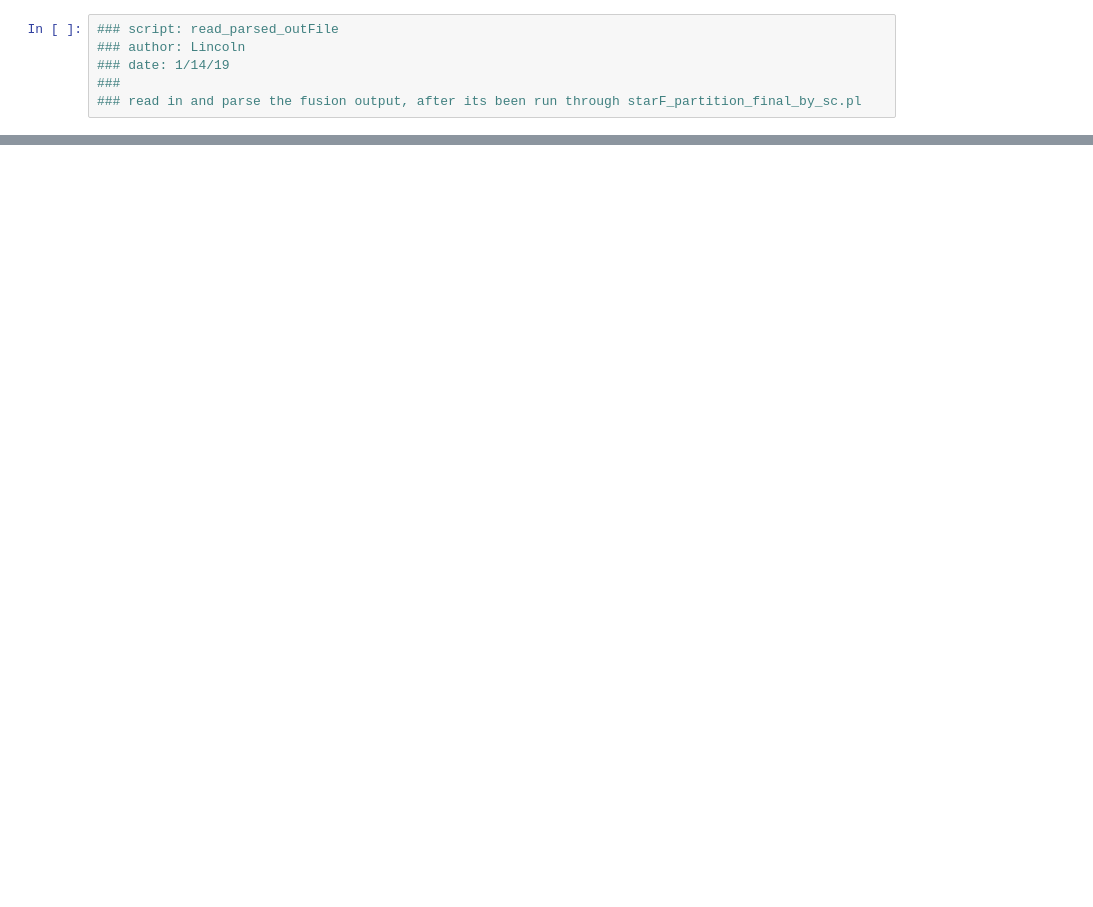
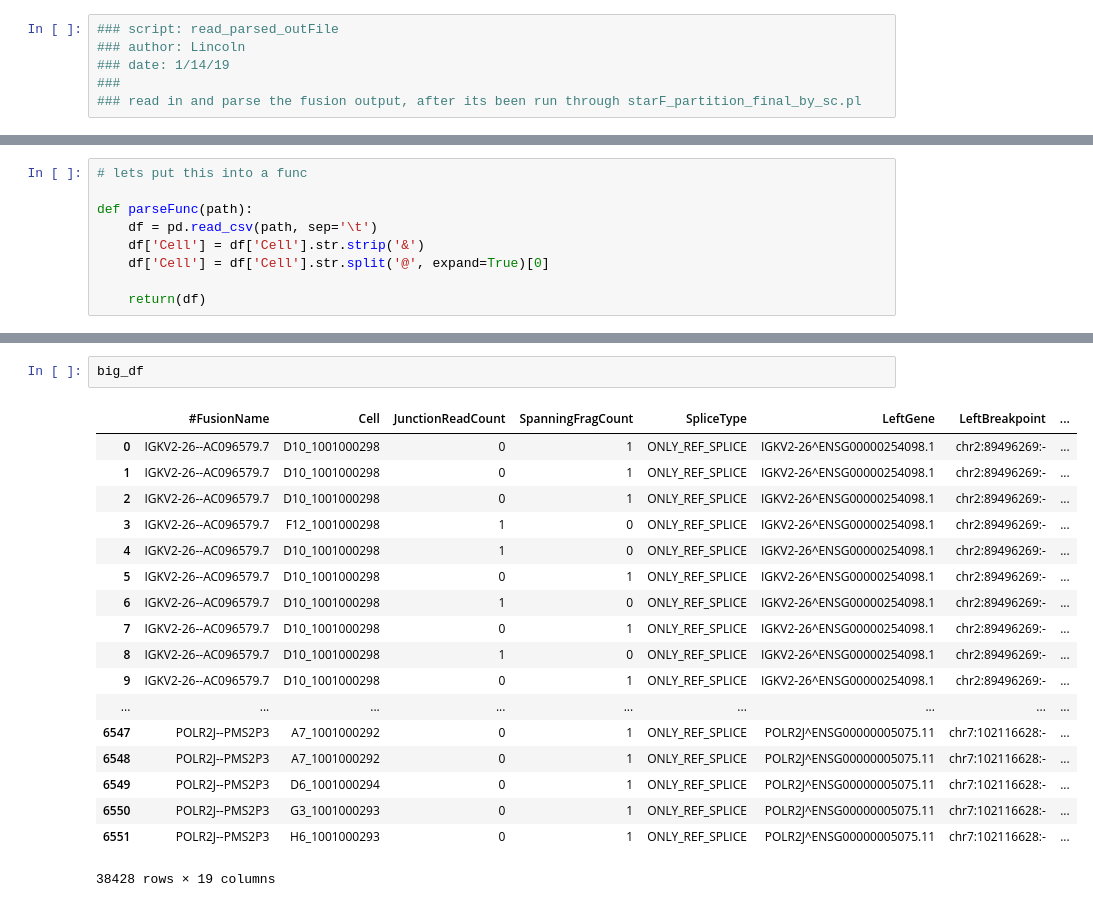
Before and after one commit to lincoln-harris/STAR-Fus_scratch, a Jupyter notebook: read_parased_outFile.ipynb, the cells around one changed output, grey strips where cells are left out. Saved outputs shown, nothing was run; the diff lists cells and outputs as text; blank space fills up the shorter version.

```diff
--- a/read_parased_outFile.ipynb
+++ b/read_parased_outFile.ipynb
@@ -79 +80,10 @@ df
 6552 rows × 18 columns
+# %%
+# lets put this into a func
+
+def parseFunc(path):
+    df = pd.read_csv(path, sep='\t')
+    df['Cell'] = df['Cell'].str.strip('&')
+    df['Cell'] = df['Cell'].str.split('@', expand=True)[0]
+
+    return(df)
@@ -79,0 +109,21 @@ df
+# %%
+big_df
+# %% [output]
+|  | #FusionName | Cell | JunctionReadCount | SpanningFragCount | SpliceType | LeftGene | LeftBreakpoint | ... |
+| 0 | IGKV2-26--AC096579.7 | D10_1001000298 | 0 | 1 | ONLY_REF_SPLICE | IGKV2-26^ENSG00000254098.1 | chr2:89496269:- | ... |
+| 1 | IGKV2-26--AC096579.7 | D10_1001000298 | 0 | 1 | ONLY_REF_SPLICE | IGKV2-26^ENSG00000254098.1 | chr2:89496269:- | ... |
+| 2 | IGKV2-26--AC096579.7 | D10_1001000298 | 0 | 1 | ONLY_REF_SPLICE | IGKV2-26^ENSG00000254098.1 | chr2:89496269:- | ... |
+| 3 | IGKV2-26--AC096579.7 | F12_1001000298 | 1 | 0 | ONLY_REF_SPLICE | IGKV2-26^ENSG00000254098.1 | chr2:89496269:- | ... |
+| 4 | IGKV2-26--AC096579.7 | D10_1001000298 | 1 | 0 | ONLY_REF_SPLICE | IGKV2-26^ENSG00000254098.1 | chr2:89496269:- | ... |
+| 5 | IGKV2-26--AC096579.7 | D10_1001000298 | 0 | 1 | ONLY_REF_SPLICE | IGKV2-26^ENSG00000254098.1 | chr2:89496269:- | ... |
+| 6 | IGKV2-26--AC096579.7 | D10_1001000298 | 1 | 0 | ONLY_REF_SPLICE | IGKV2-26^ENSG00000254098.1 | chr2:89496269:- | ... |
+| 7 | IGKV2-26--AC096579.7 | D10_1001000298 | 0 | 1 | ONLY_REF_SPLICE | IGKV2-26^ENSG00000254098.1 | chr2:89496269:- | ... |
+| 8 | IGKV2-26--AC096579.7 | D10_1001000298 | 1 | 0 | ONLY_REF_SPLICE | IGKV2-26^ENSG00000254098.1 | chr2:89496269:- | ... |
+| 9 | IGKV2-26--AC096579.7 | D10_1001000298 | 0 | 1 | ONLY_REF_SPLICE | IGKV2-26^ENSG00000254098.1 | chr2:89496269:- | ... |
+| ... | ... | ... | ... | ... | ... | ... | ... | ... |
+| 6547 | POLR2J--PMS2P3 | A7_1001000292 | 0 | 1 | ONLY_REF_SPLICE | POLR2J^ENSG00000005075.11 | chr7:102116628:- | ... |
+| 6548 | POLR2J--PMS2P3 | A7_1001000292 | 0 | 1 | ONLY_REF_SPLICE | POLR2J^ENSG00000005075.11 | chr7:102116628:- | ... |
+| 6549 | POLR2J--PMS2P3 | D6_1001000294 | 0 | 1 | ONLY_REF_SPLICE | POLR2J^ENSG00000005075.11 | chr7:102116628:- | ... |
+| 6550 | POLR2J--PMS2P3 | G3_1001000293 | 0 | 1 | ONLY_REF_SPLICE | POLR2J^ENSG00000005075.11 | chr7:102116628:- | ... |
+| 6551 | POLR2J--PMS2P3 | H6_1001000293 | 0 | 1 | ONLY_REF_SPLICE | POLR2J^ENSG00000005075.11 | chr7:102116628:- | ... |
+38428 rows × 19 columns
```
Also changed, not shown: parts of 5 cells of this notebook.
